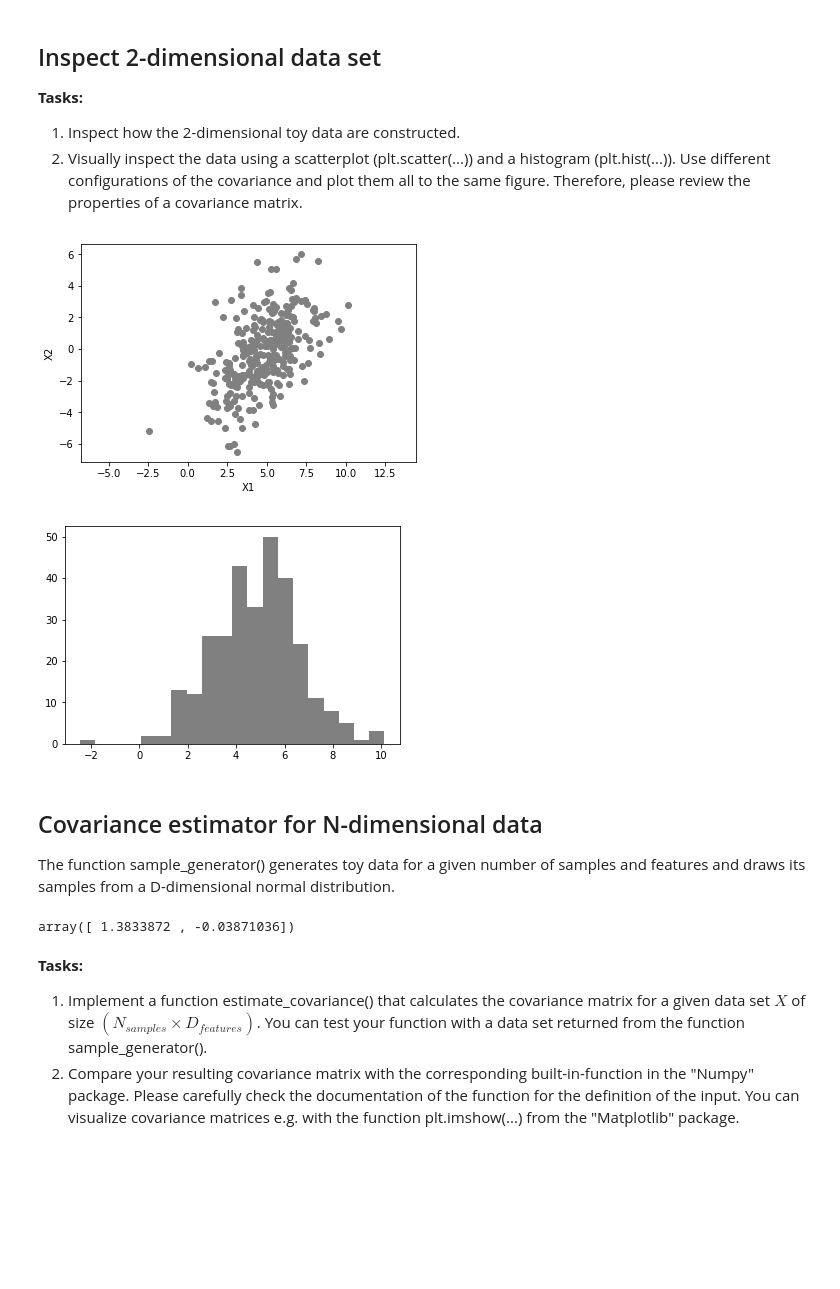
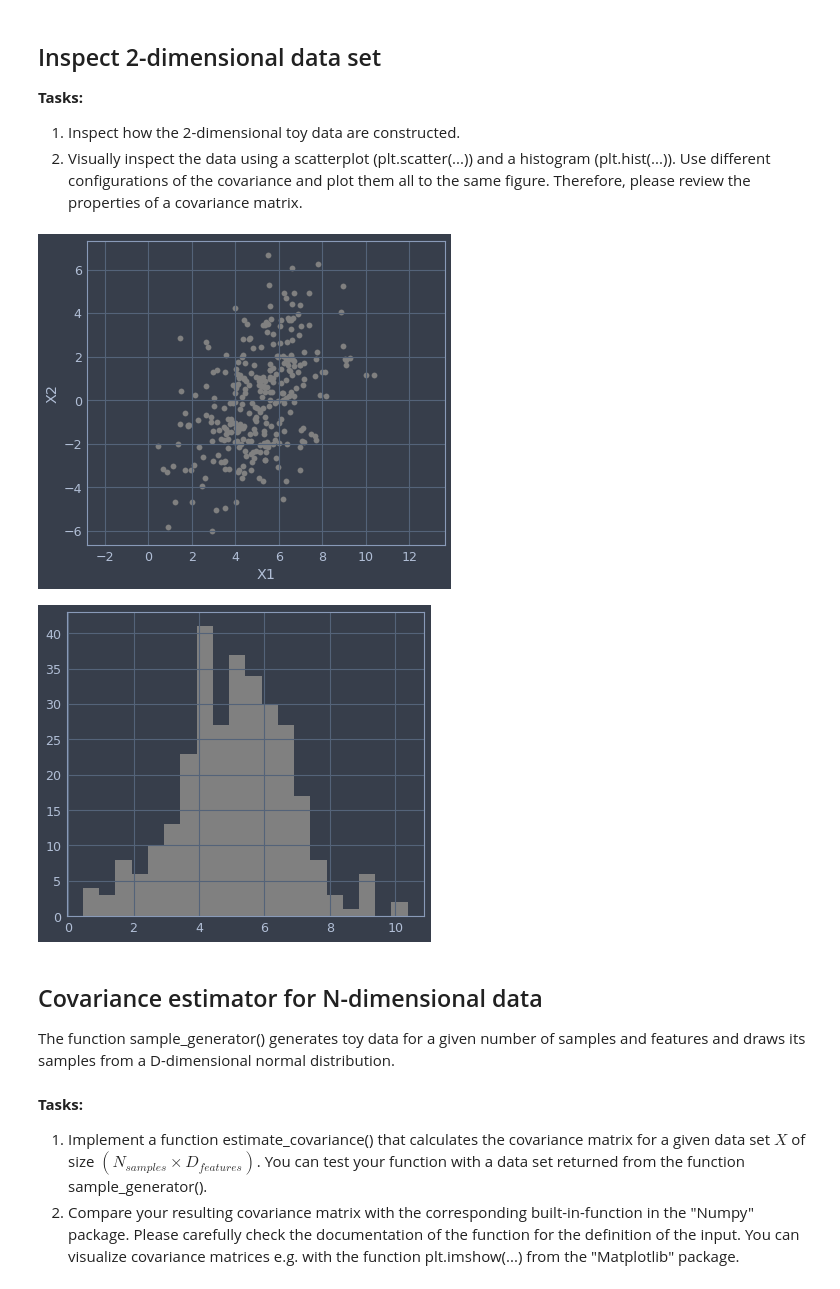
Before and after one commit to svilches/ml, a Jupyter notebook: Assignment 2/2.2 Covariance Estimation.ipynb, the cells around one changed output. Cells and saved outputs as stored; diff of their text form; code cells hidden in the pictures; blank space fills up the shorter version.

```diff
--- a/Assignment 2/2.2 Covariance Estimation.ipynb
+++ b/Assignment 2/2.2 Covariance Estimation.ipynb
@@ -9,25 +9,32 @@ __Tasks:__
 # %%
 %matplotlib inline
 import numpy as np
 import matplotlib.pyplot as plt
+# import jtplot
+from jupyterthemes import jtplot
+
+# you can select an alternative theme's plot style by name
+# onedork | grade3 | oceans16 | chesterish | monokai | solarizedl | solarizedd
+jtplot.style('onedork')
+
 
 # Assign the "true" mean and covariance of your toy dataset
 mean = [5, 0]
 cov = [[3, 2], [2, 5]]  # diagonal covariance
 N_samples = 300
 # Draw samples from your dataset
 X = np.random.multivariate_normal(mean, cov, N_samples)
 
 # TO DO: Scatter plot. Try different colors for different covariance matrices (use c=' ' parameter)
 plt.scatter(X[:,0],X[:,1],c='gray');
 plt.xlabel('X1'); plt.ylabel('X2');plt.axes().set_aspect('equal', 'datalim')
 plt.show()
 # TO DO: Histogram in both dimensions
 plt.hist(X[:,0],bins=20,color='gray')
 plt.show()
 # %% [output]
-[figure, old version]
+[figure, new version]
-[figure, old version]
+[figure, new version]
 # %% [markdown]
 ## Covariance estimator for N-dimensional data
 
@@ -47,14 +54,6 @@ def sample_generator(N_samples, D_features):
     # get samples from multivariate normal distribution
     X = np.random.multivariate_normal(mean, true_cov, N_samples)
     return X, true_cov
-# %%
-X,A=sample_generator(10,2)
-#avg=np.mean(X,0)
-#X[0]-avg
-#np.dot(np.transpose(X[0]-avg),(X[0]-avg))
-X[0]-avg
-# %% [output]
-array([ 1.3833872 , -0.03871036])
 # %% [markdown]
 __Tasks:__
   1. Implement a function estimate_covariance() that calculates the covariance matrix for a given data set $X$ of size $(N_{samples} \times D_{features})$. You can test your function with a data set returned from the function sample_generator().
```
Also changed, not shown: parts of 1 cell of this notebook.
